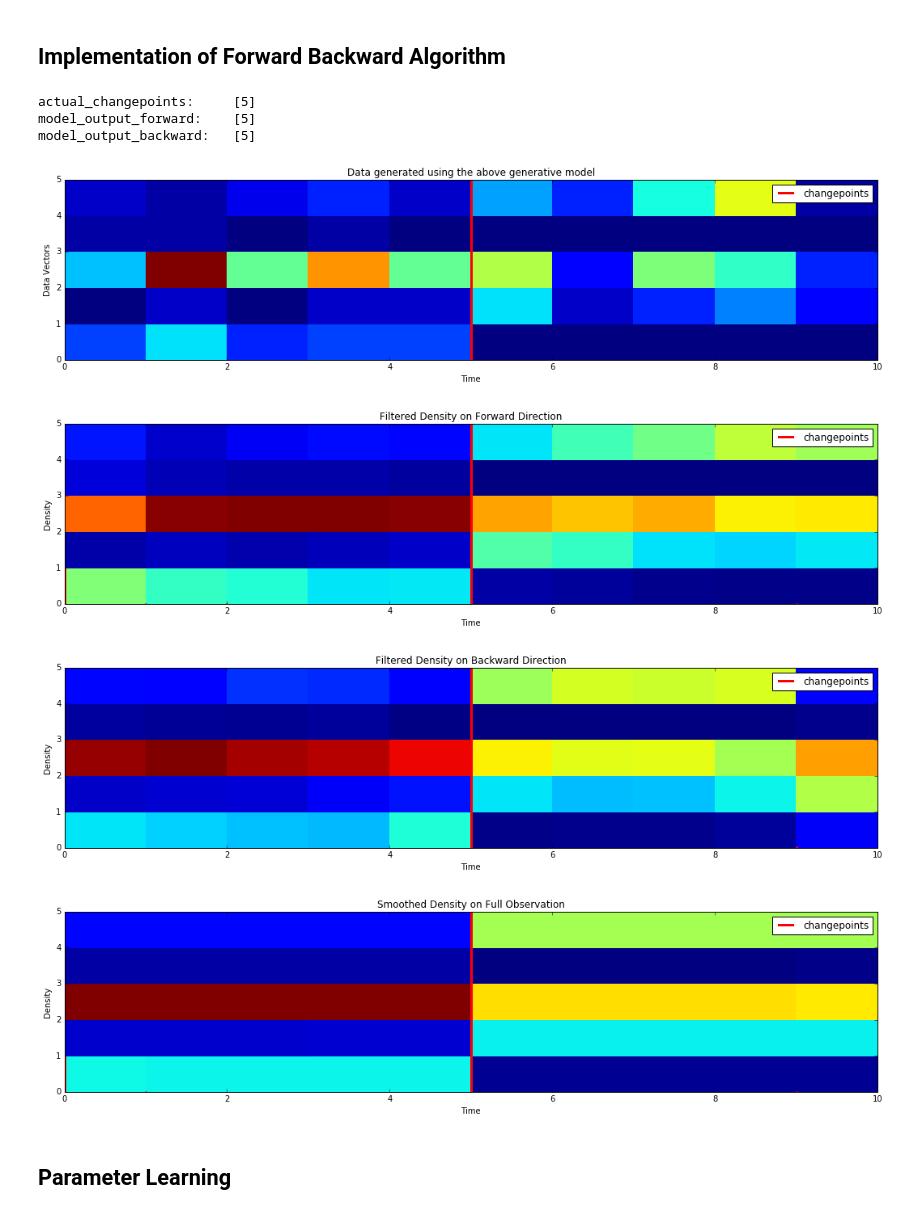
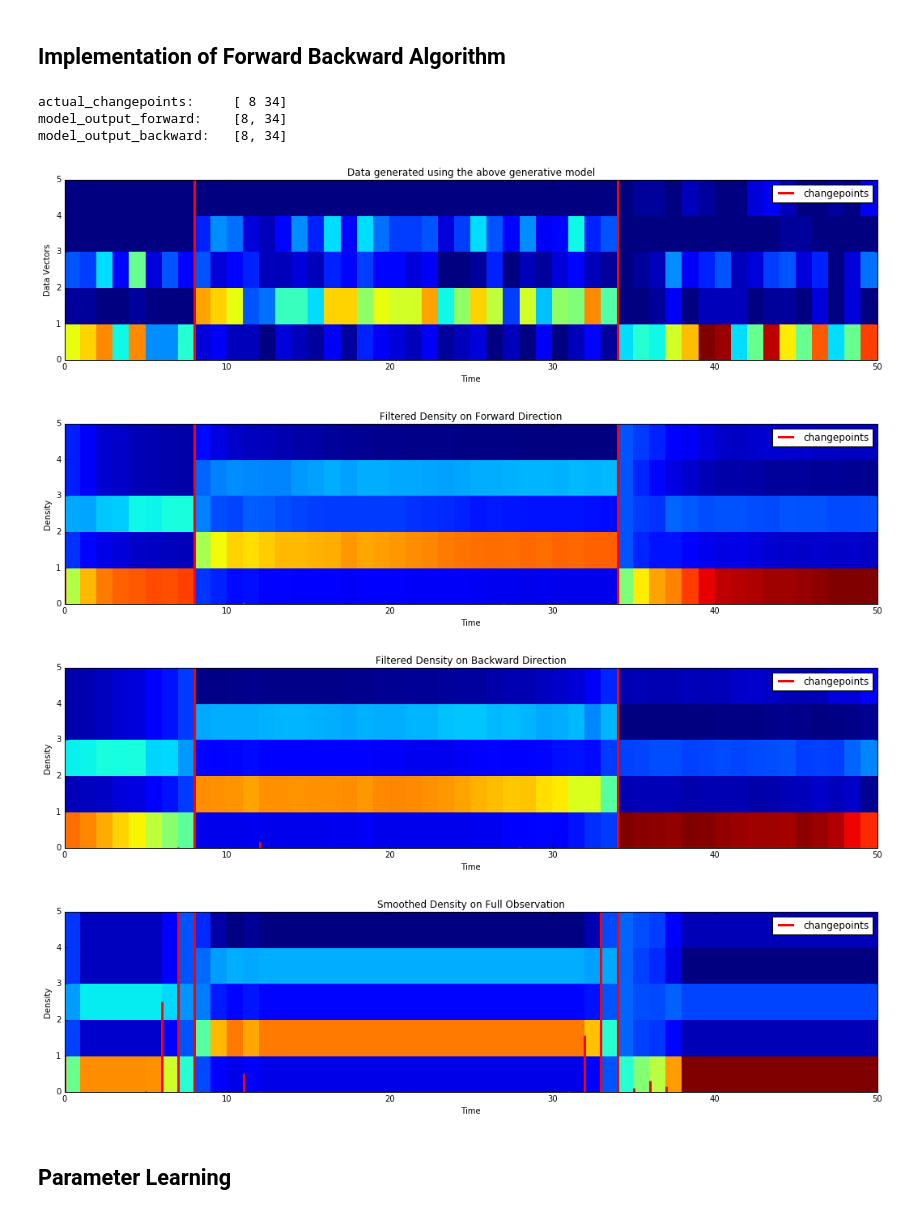
Before and after one commit to cagatayyildiz/bayesian, a Jupyter notebook: Bayesian_Change_Point_Model.ipynb, the cells around one changed output. Saved outputs shown, nothing was run; the diff lists cells and outputs as text; code cells hidden in the pictures.

```diff
--- a/Bayesian_Change_Point_Model.ipynb
+++ b/Bayesian_Change_Point_Model.ipynb
@@ -418,8 +425,8 @@ class DirichletCPModel:
         msg.components.append(change_component)
         return msg
 
-    def init_first_msg(self):
-        component = MixtureComponent(self.a, 0)   # initial component
+    def init_backward_msg(self):
+        component = MixtureComponent(np.ones(self.K), 0)   # initial component
         msg = Message()
         msg.components.append(component)
         msg.mean = np.zeros(self.K)
@@ -429,18 +436,16 @@ class DirichletCPModel:
         no_change_norm_consts = np.array([])
         change_norm_consts = np.array([])
         smt_msg = Message()
-        for msg_a in a_upd.components[:-1]:
-            for msg_b in b_post.components:
-                norm_const = msg_a.c + msg_b.c + dir_dir_norm_const(msg_a.alpha, msg_b.alpha)
-                no_change_norm_consts = np.hstack((no_change_norm_consts,norm_const))
-                alpha = msg_a.alpha + msg_b.alpha - 1
-                smt_msg.components.append(MixtureComponent(alpha, norm_const))
+        for comp_a in a_upd.components[:-1]:
+            for comp_b in b_post.components:
+                new_comp = multiply(comp_a, comp_b)
+                no_change_norm_consts = np.hstack((no_change_norm_consts, new_comp.c))
+                smt_msg.components.append(new_comp)
 
-        for msg_b in b_post.components:
-            norm_const = a_upd.components[-1].c + msg_b.c + dir_dir_norm_const(a_upd.components[-1].alpha, msg_b.alpha)
-            change_norm_consts = np.hstack((change_norm_consts,norm_const))
-            alpha = a_upd.components[-1].alpha + msg_b.alpha - 1
-            smt_msg.components.append(MixtureComponent(alpha, norm_const))
+        for comp_b in b_post.components:
+            new_comp = multiply(a_upd.components[-1], comp_b)
+            change_norm_consts = np.hstack((change_norm_consts, new_comp.c))
+            smt_msg.components.append(new_comp)
 
         [mean,_,_] = smt_msg.eval_mean_and_cpp()
 
@@ -541,7 +546,7 @@ class ForwardBackward:
         for t in range(T-1,-1,-1):
             # postdict
             if t==T-1:
-                init_msg = self.model.init_first_msg()
+                init_msg = self.model.init_backward_msg()
                 beta_postdict.append(init_msg)
             else:
                 beta_postdict.append(beta_update[-1].copy())
@@ -565,18 +570,6 @@ class ForwardBackward:
         p_change = np.zeros(T)
         smt_msgs = []
 
-        '''
-        [mean_vec, cpp, _] = beta_update[-1].eval_mean_and_cpp()
-        mean[:,0] = mean_vec
-        p_change[0] = self.model.c
-        smt_msgs.append(beta_update[-1])
-
-        for t in range(1,T-1,1):
-            mean_vec, cpp, smt_msg = self.model.multiply(alpha_update[t],beta_postdict[T-1-t])
-            mean[:,t] = mean_vec
-            p_change[t] = cpp
-            smt_msgs.append(smt_msg)
-        '''
         for t in range(0,T-1,1):
             mean_vec, cpp, smt_msg = self.model.multiply(alpha_update[t],beta_postdict[T-1-t])
             mean[:,t] = mean_vec
@@ -586,7 +579,7 @@ class ForwardBackward:
         [mean_vec, cpp, _] = alpha_update[-1].eval_mean_and_cpp()
         mean[:,T-1] = mean_vec
         p_change[T-1] = cpp
-        smt_msgs.append(alpha_update[-1])
+        smt_msgs.append(alpha_update[-1].copy())
 
         return [mean, p_change, smt_msgs]
 
@@ -610,39 +603,39 @@ class ForwardBackward:
             min_part = min(no_ch_components,key=attrgetter('c'))
             msg.components.remove(min_part)
 # %%
-T = 10
+T = 50
 K = 5
 [cps, pi_, data] = DirichletCPModel.gen_sequence(0.05, np.random.random(K), T=T)
 
-model = DirichletCPModel(0.2 ,np.random.random(K))
+model = DirichletCPModel(0.2 ,np.ones(K)*10)
 fb = ForwardBackward(model,L=0)
 
 [alpha_predict, alpha_update, p_change_f, mean_f] = fb.forward(data)
 [beta_postdict, beta_update, p_change_b, mean_b] = fb.backward(data)
 
 model_output_forward = [i for i in range(T) if p_change_f[i]>0.5]
 model_output_backward = [i for i in range(T) if p_change_b[i]>0.5]
 
 print("actual_changepoints:\t {}".format(np.where(cps==1)[0]))
 print("model_output_forward:\t {}".format(model_output_forward))
 print("model_output_backward:\t {}".format(model_output_backward))
 
 plot_hist(data,cps,title="Data generated using the above generative model", xlabel="Time",ylabel="Data Vectors")
 # plot_hist(pi_,cps,title="Params of Multinomial Distribution (pi_t)", xlabel="Time",ylabel="Parameter Vectors")
 
 plot_hist(mean_f,p_change_f,title="Filtered Density on Forward Direction", xlabel="Time",ylabel="Density")
 plot_hist(mean_b,p_change_b,title="Filtered Density on Backward Direction", xlabel="Time",ylabel="Density")
 
 [mean, p_change, smt_msgs] = fb.smoothing(data)
 plot_hist(mean,p_change,title="Smoothed Density on Full Observation", xlabel="Time",ylabel="Density")
 # %% [output]
-actual_changepoints:     [5]
-model_output_forward:    [5]
-model_output_backward:   [5]
+actual_changepoints:     [ 8 34]
+model_output_forward:    [8, 34]
+model_output_backward:   [8, 34]
-[figure, old version]
+[figure, new version]
-[figure, old version]
+[figure, new version]
-[figure, old version]
+[figure, new version]
-[figure, old version]
+[figure, new version]
 # %% [markdown]
 ## Parameter Learning
 # %% [markdown]
```
Also changed, not shown: parts of 9 cells of this notebook.
